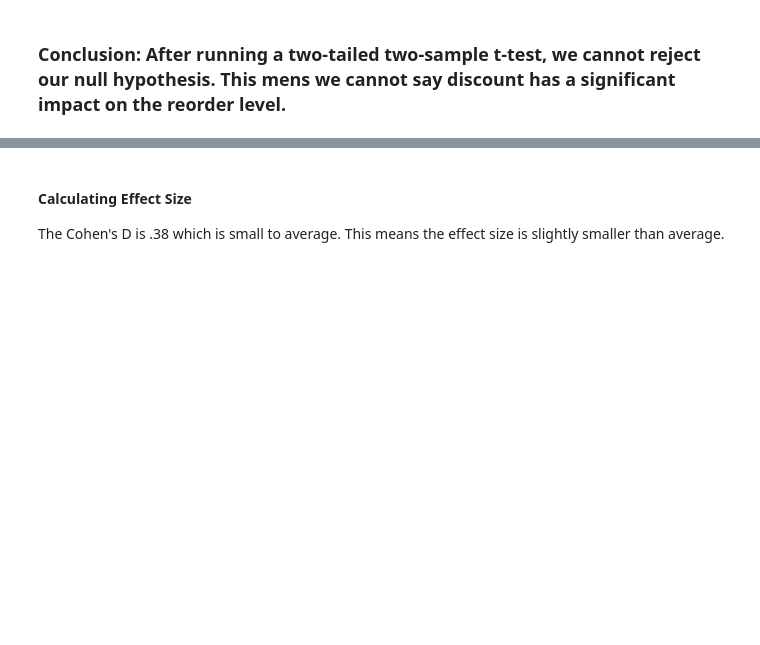
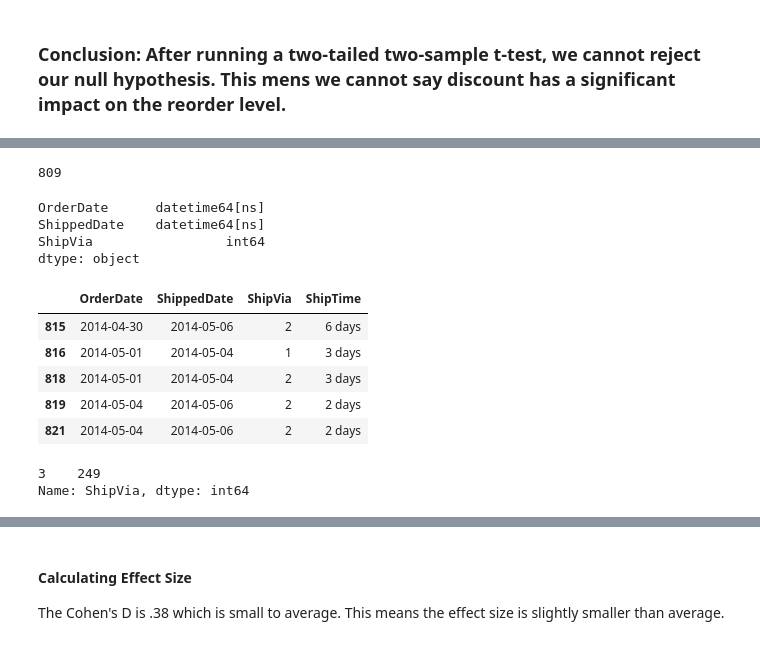
Before and after one commit to bcat12/dsc-2-final-project-online-ds-ft-100118, a Jupyter notebook: Untitled.ipynb, the cells around one changed output, grey strips where cells are left out. Saved outputs shown, nothing was run; the diff lists cells and outputs as text; code cells hidden in the pictures; blank space fills up the shorter version.

```diff
--- a/Untitled.ipynb
+++ b/Untitled.ipynb
@@ -327,3 +330,3 @@ cohens_d
 # %%
-df4 = pd.read_sql_query("SELECT * FROM Product", engine)
+df4 = pd.read_sql_query("SELECT `order`.OrderDate, `order`.ShippedDate, `order`.ShipVia FROM `order` ", engine)
 # %% [output]
@@ -363,0 +335,4 @@ plt.show()
+# %%
+import datetime
+df4['ShippedDate']=pd.to_datetime(df4['ShippedDate'])
+df4['OrderDate']=pd.to_datetime(df4['OrderDate'])
@@ -363,0 +359,13 @@ plt.show()
+# %%
+len(df4['OrderDate'])
+# %% [output]
+809
+# %%
+import datetime
+from datetime import timedelta
+df4.dtypes
+# %% [output]
+OrderDate      datetime64[ns]
+ShippedDate    datetime64[ns]
+ShipVia                 int64
+dtype: object
@@ -363,0 +374,9 @@ plt.show()
+# %%
+df4.tail()
+# %% [output]
+|  | OrderDate | ShippedDate | ShipVia | ShipTime |
+| 815 | 2014-04-30 | 2014-05-06 | 2 | 6 days |
+| 816 | 2014-05-01 | 2014-05-04 | 1 | 3 days |
+| 818 | 2014-05-01 | 2014-05-04 | 2 | 3 days |
+| 819 | 2014-05-04 | 2014-05-06 | 2 | 2 days |
+| 821 | 2014-05-04 | 2014-05-06 | 2 | 2 days |
@@ -363,0 +390,5 @@ plt.show()
+# %%
+dfS3['ShipVia'].value_counts()
+# %% [output]
+3    249
+Name: ShipVia, dtype: int64
```
Also changed, not shown: parts of 42 cells of this notebook, 1 other file.
